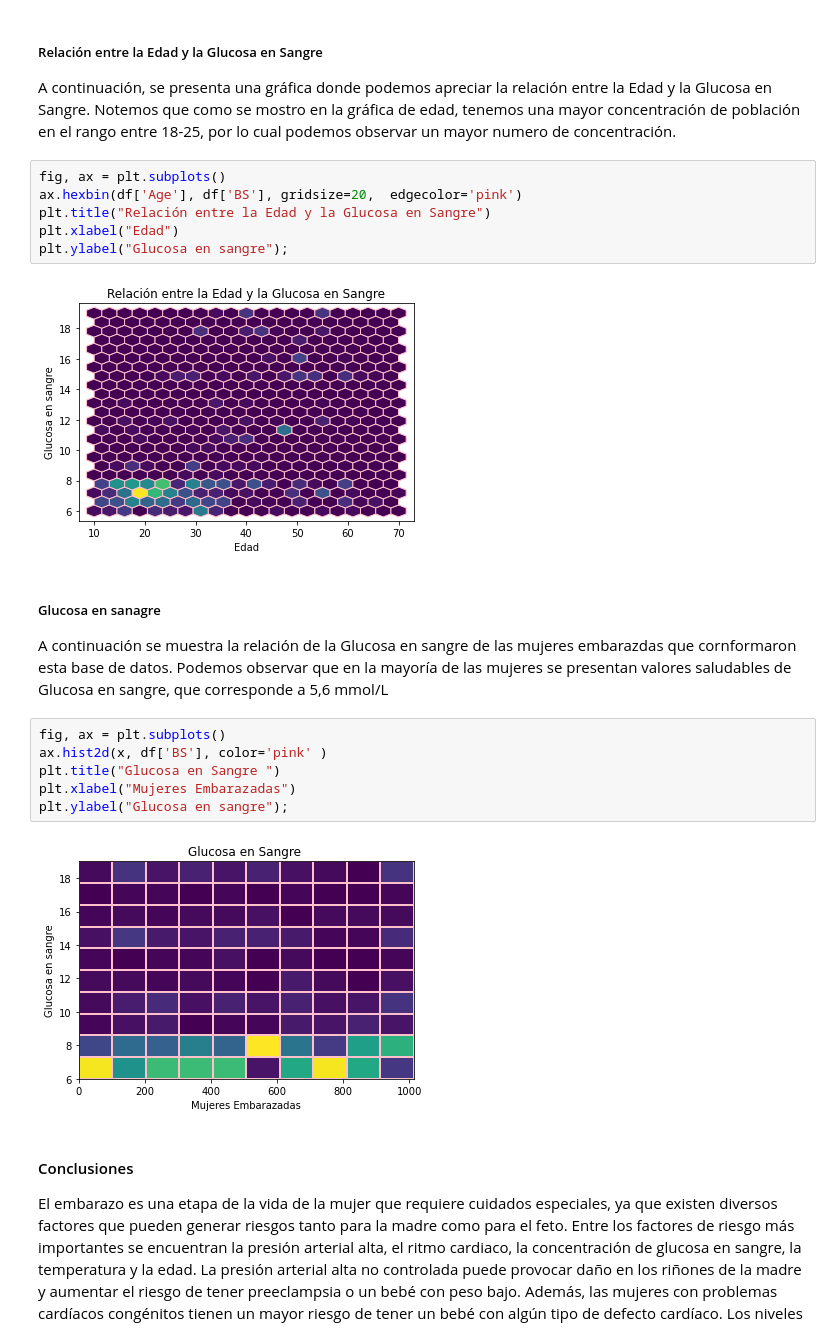
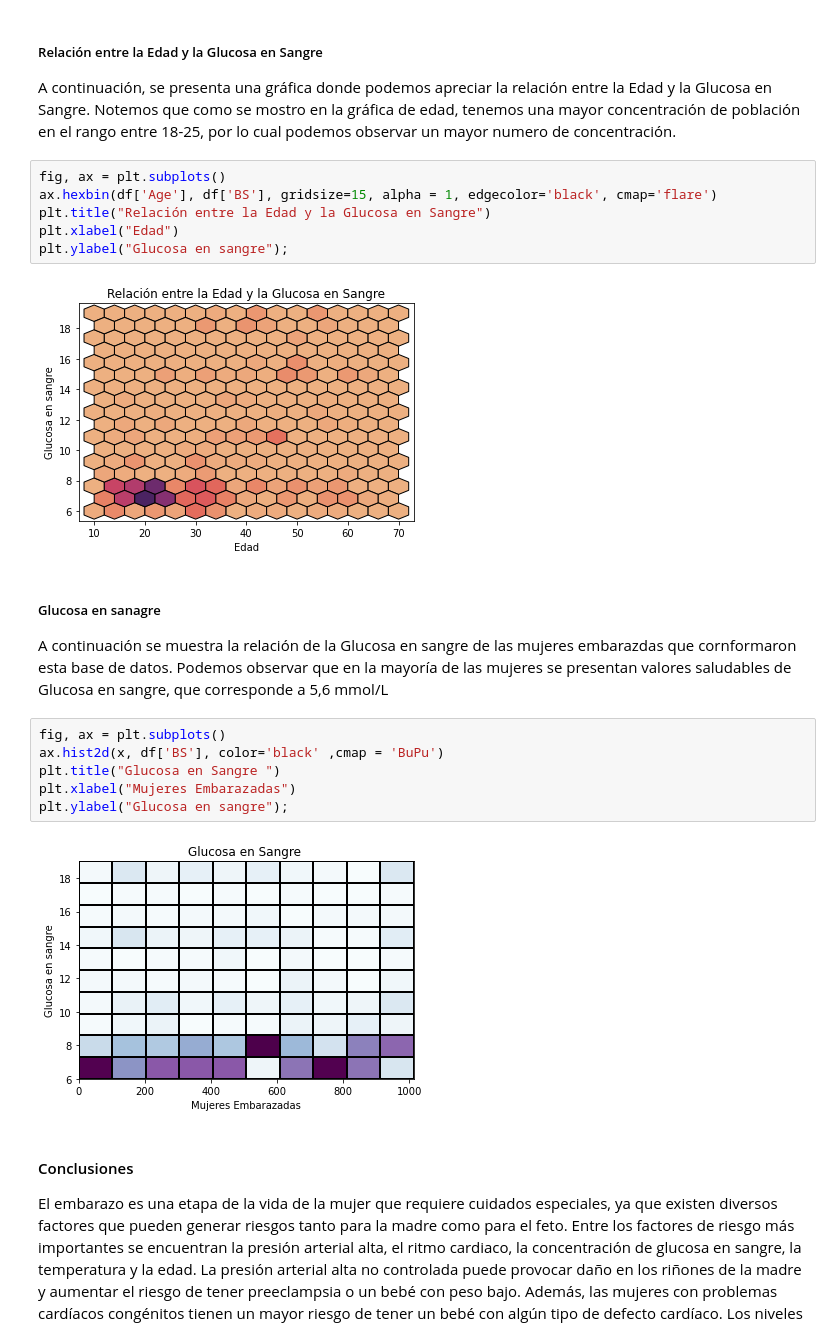
Before and after one commit to Dafne1204/Data-Science, a Jupyter notebook: Practica1/Practica1.ipynb, the cells around one changed output. Cells and saved outputs as stored; diff of their text form.

```diff
--- a/Practica1/Practica1.ipynb
+++ b/Practica1/Practica1.ipynb
@@ -131,23 +135,23 @@ plt.ylabel("Ritmo Cardiaco");
 A continuación, se presenta una gráfica donde podemos apreciar la relación entre la Edad y la Glucosa en Sangre. Notemos que como se mostro en la gráfica de edad, tenemos una mayor concentración de población en el rango entre 18-25, por lo cual podemos observar un mayor numero de concentración.
 # %%
 fig, ax = plt.subplots()
-ax.hexbin(df['Age'], df['BS'], gridsize=20,  edgecolor='pink')
+ax.hexbin(df['Age'], df['BS'], gridsize=15, alpha = 1, edgecolor='black', cmap='flare')
 plt.title("Relación entre la Edad y la Glucosa en Sangre")
 plt.xlabel("Edad")
 plt.ylabel("Glucosa en sangre");
 # %% [output]
-[figure, old version]
+[figure, new version]
 # %% [markdown]
 ##### Glucosa en sanagre
 A continuación se muestra la relación de la Glucosa en sangre de las mujeres embarazdas que cornformaron esta base de datos. Podemos observar que en la mayoría de las mujeres se presentan valores saludables de Glucosa en sangre, que corresponde a 5,6 mmol/L
 # %%
 fig, ax = plt.subplots()
-ax.hist2d(x, df['BS'], color='pink' )
+ax.hist2d(x, df['BS'], color='black' ,cmap = 'BuPu')
 plt.title("Glucosa en Sangre ")
 plt.xlabel("Mujeres Embarazadas")
 plt.ylabel("Glucosa en sangre");
 # %% [output]
-[figure, old version]
+[figure, new version]
 # %% [markdown]
 #### Conclusiones
 
```
Also changed, not shown: parts of 6 cells of this notebook.
